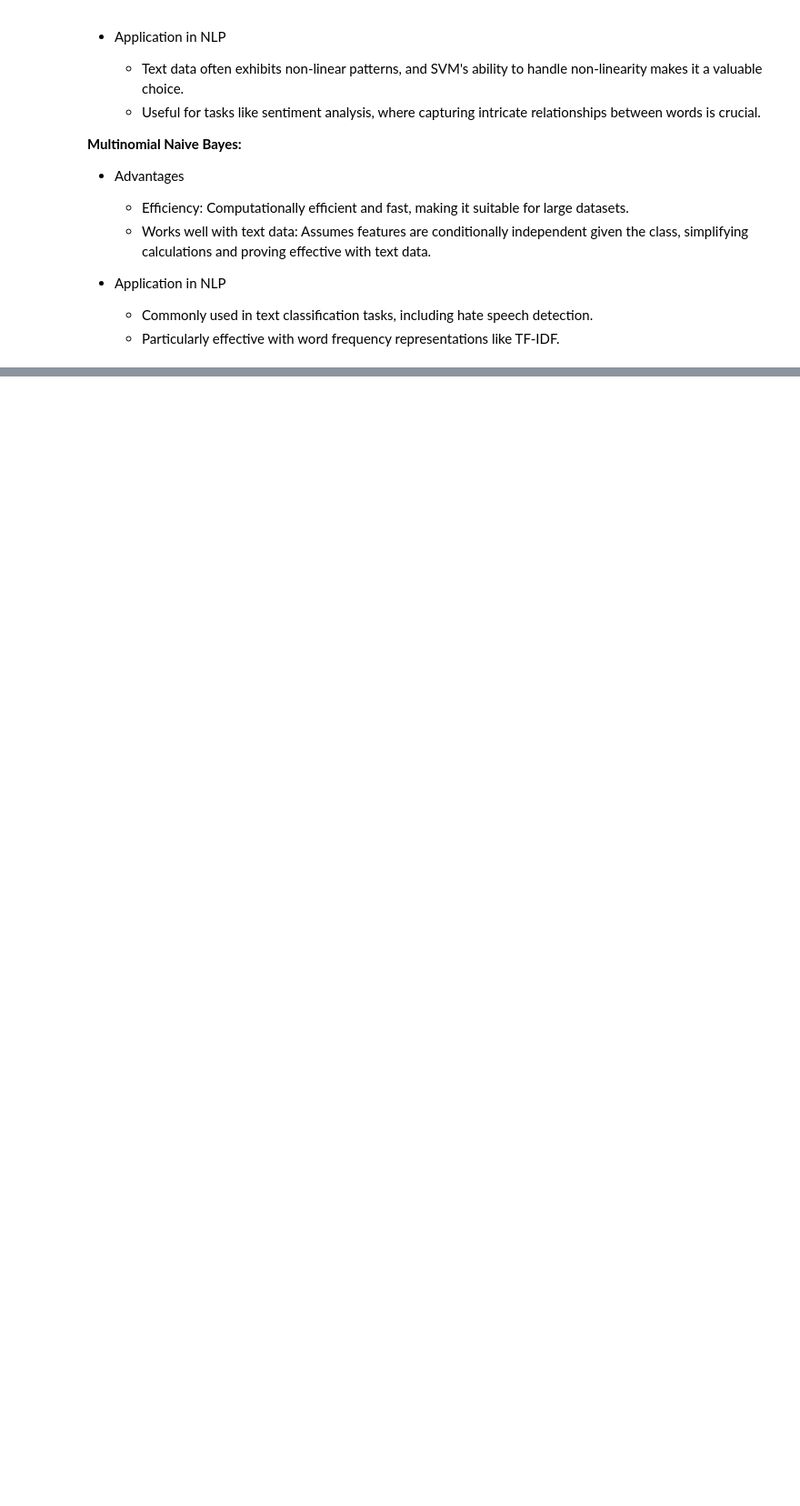
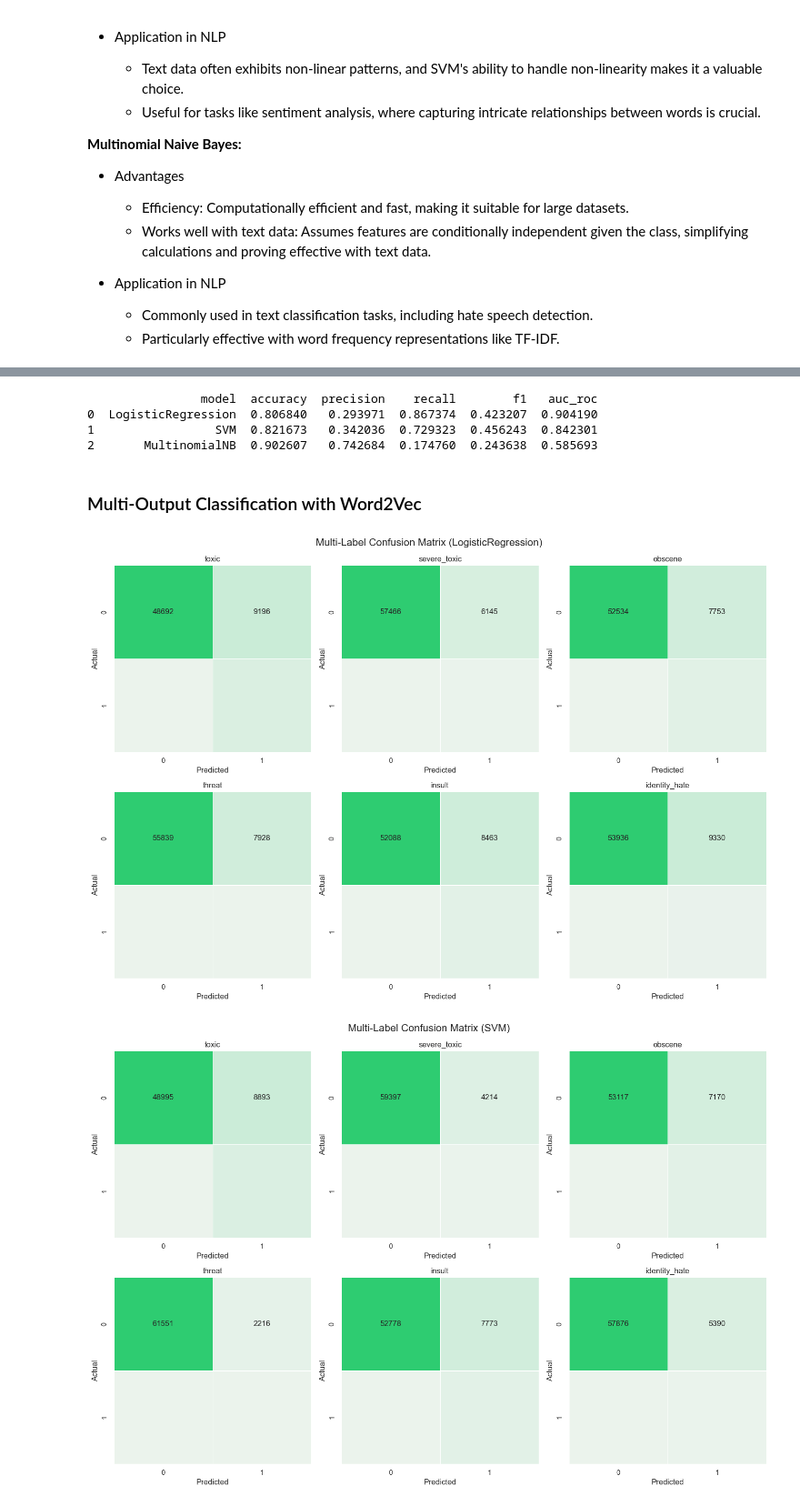
Before and after one commit to AndyH96/csck507, a Jupyter notebook: hate_comment_classifier.ipynb, the cells around one changed output, grey strips where cells are left out. Shown: that part at 91% size. Cells and saved outputs as stored; diff of their text form; code cells hidden in the pictures; blank space fills up the shorter version.

```diff
--- a/hate_comment_classifier.ipynb
+++ b/hate_comment_classifier.ipynb
@@ -818,0 +814,35 @@ print(metrics_tfidf)
+# %%
+metrics_tfidf = pd.DataFrame(metrics)
+print(metrics_tfidf)
+# %% [output]
+                model  accuracy  precision    recall        f1   auc_roc
+0  LogisticRegression  0.806840   0.293971  0.867374  0.423207  0.904190
+1                 SVM  0.821673   0.342036  0.729323  0.456243  0.842301
+2       MultinomialNB  0.902607   0.742684  0.174760  0.243638  0.585693
+# %% [markdown]
+### Multi-Output Classification with Word2Vec
+# %%
+logistic_regression = LogisticRegression(class_weight='balanced', max_iter=1000, random_state=0)
+svm = LinearSVC(class_weight='balanced', max_iter=1000, random_state=0)
+multinomial_nb = MultinomialNB()
+
+classifiers = {
+    'LogisticRegression': MultiOutputClassifier(logistic_regression),
+    'SVM': MultiOutputClassifier(svm),
+    'MultinomialNB': MultiOutputClassifier(multinomial_nb),
+}
+
+metrics = []
+class_reports = {}
+confusion_matrices = {}
+
+for key, classifier in classifiers.items():
+    evaluator = ClassifierEvaluator(X_train_word2vec, y_train_word2vec, X_test_word2vec, y_test_word2vec, class_labels)
+    out_dict, class_report, confusion_matrix = evaluator.evaluate_and_visualize_classifier(classifier, key)
+
+    metrics.append(out_dict)
+    class_reports[key] = class_report
+    confusion_matrices[key] = confusion_matrix
+# %% [output]
+[figure, added]
+[figure, added]
```
Also changed, not shown: parts of 37 cells of this notebook.
